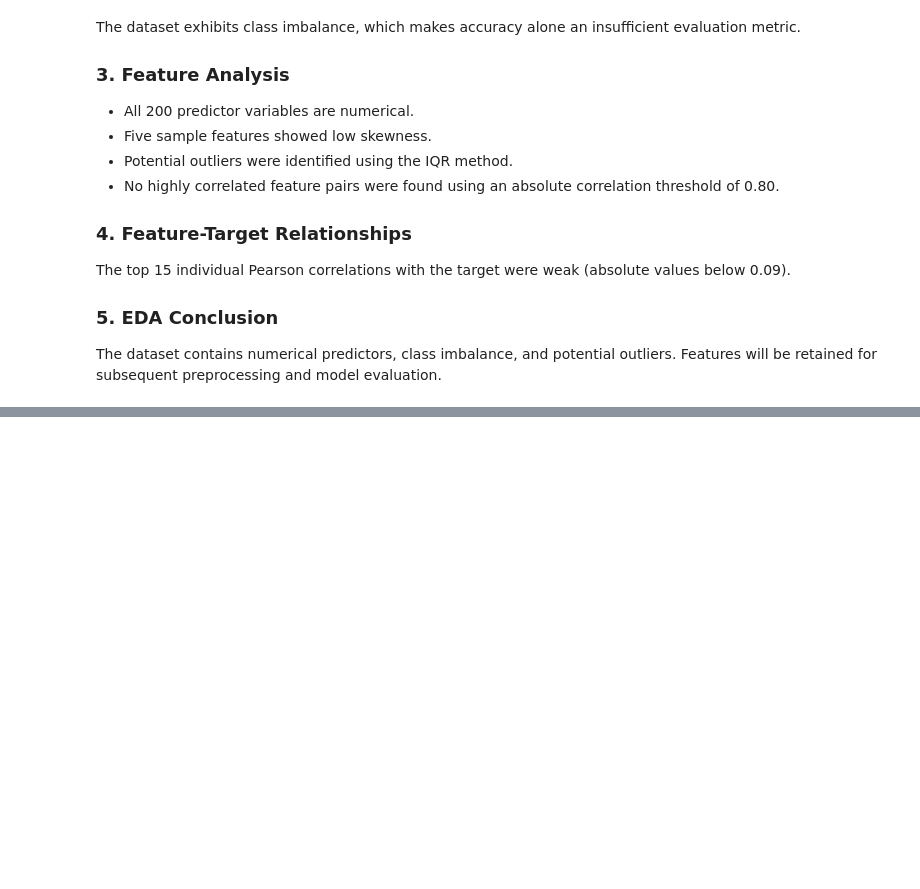
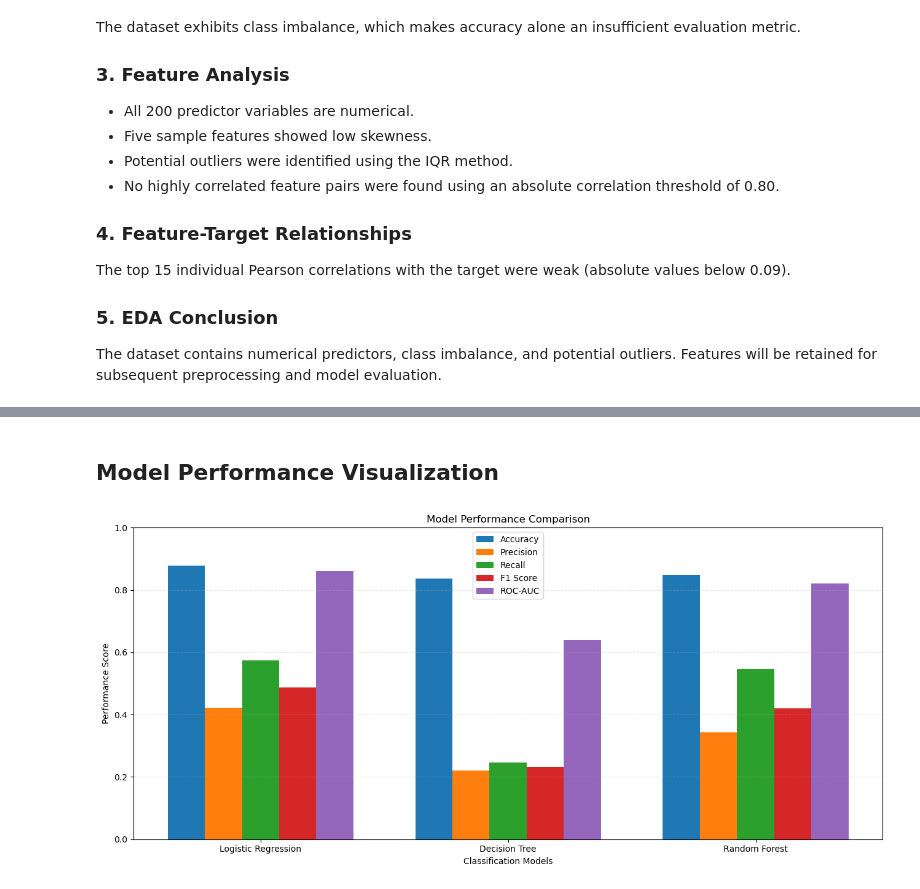
Before and after one commit to chiranjeevi-chapparad/customer-transaction-prediction, a Jupyter notebook: notebooks/customer_transaction_prediction.ipynb, the cells around one changed output, grey strips where cells are left out. Cells and saved outputs as stored; diff of their text form; code cells hidden in the pictures; blank space fills up the shorter version.

```diff
--- a/notebooks/customer_transaction_prediction.ipynb
+++ b/notebooks/customer_transaction_prediction.ipynb
@@ -421,0 +1143,37 @@ model evaluation.
+# %% [markdown]
+## Model Performance Visualization
+# %%
+import matplotlib.pyplot as plt
+import numpy as np
+
+models = ['Logistic Regression', 'Decision Tree', 'Random Forest']
+
+accuracy = [0.8783, 0.8370, 0.8489]
+precision = [0.4223, 0.2209, 0.3423]
+recall = [0.5744, 0.2460, 0.5460]
+f1_score_values = [0.4867, 0.2328, 0.4208]
+roc_auc = [0.8599, 0.6390, 0.8206]
+
+x = np.arange(len(models))
+width = 0.15
+
+plt.figure(figsize=(13, 6))
+
+plt.bar(x - 2*width, accuracy, width, label='Accuracy')
+plt.bar(x - width, precision, width, label='Precision')
+plt.bar(x, recall, width, label='Recall')
+plt.bar(x + width, f1_score_values, width, label='F1 Score')
+plt.bar(x + 2*width, roc_auc, width, label='ROC-AUC')
+
+plt.xlabel('Classification Models')
+plt.ylabel('Performance Score')
+plt.title('Model Performance Comparison')
+plt.xticks(x, models)
+plt.ylim(0, 1)
+plt.legend()
+plt.grid(axis='y', linestyle='--', alpha=0.3)
+
+plt.tight_layout()
+plt.show()
+# %% [output]
+[figure, added]
```
Also changed, not shown: parts of 30 cells of this notebook.
